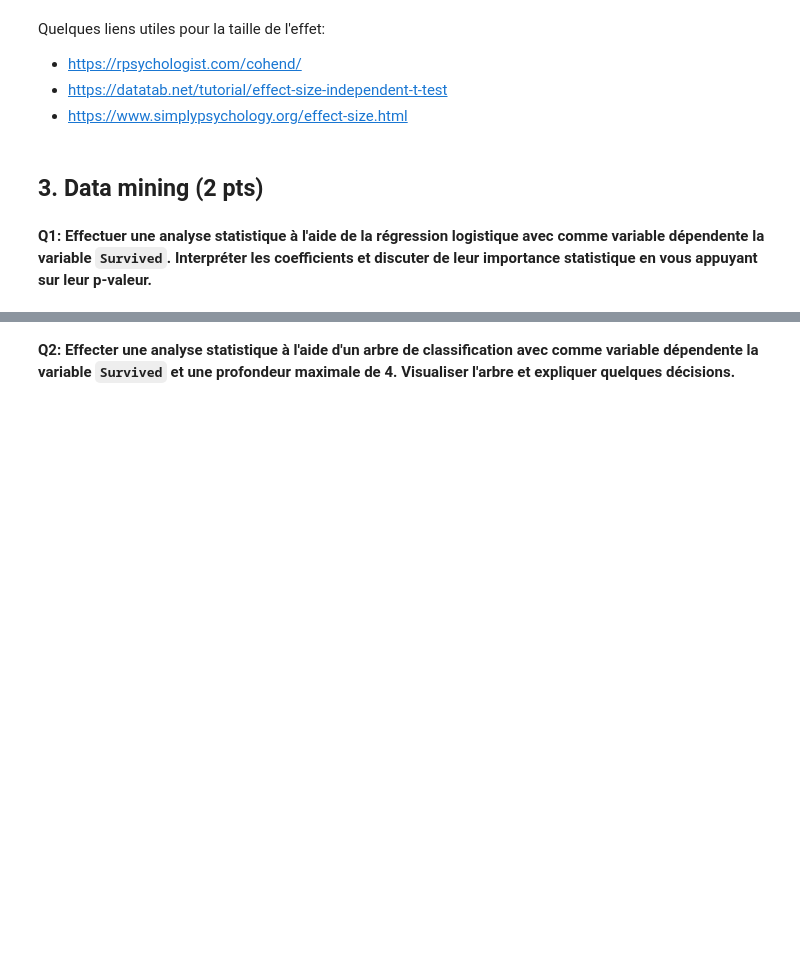
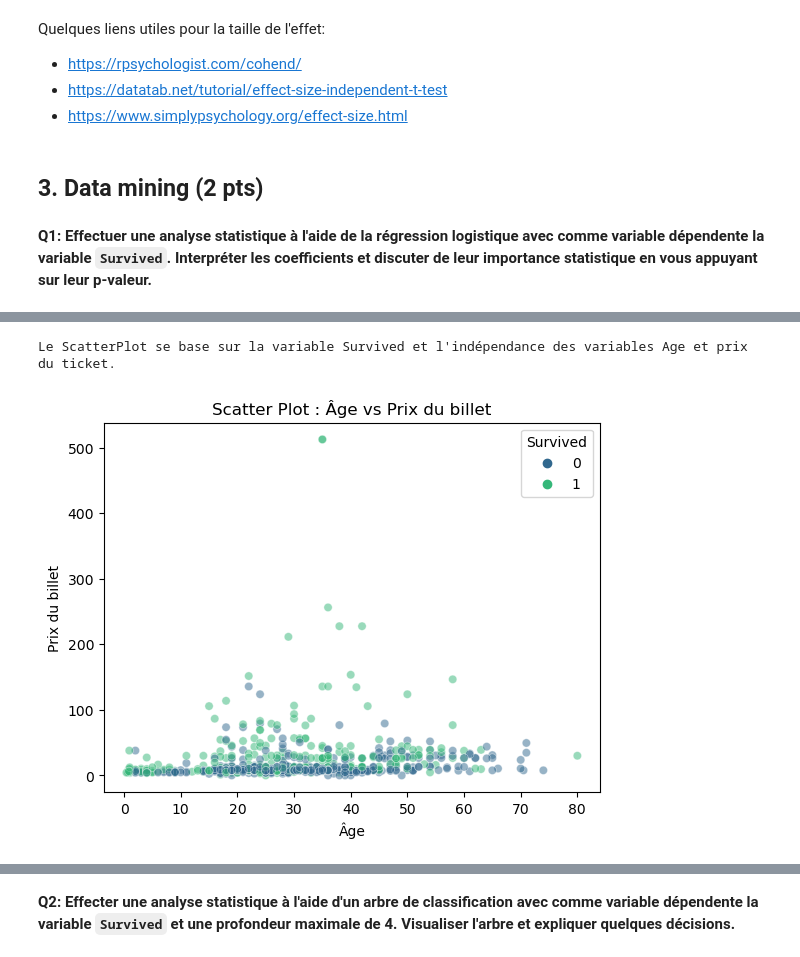
Before and after one commit to JonathanPiaget/titanique, a Jupyter notebook: main.ipynb, the cells around one changed output, grey strips where cells are left out. Drawn from its saved outputs; the diff is of its cells as text; code cells hidden in the pictures; blank space fills up the shorter version.

```diff
--- a/main.ipynb
+++ b/main.ipynb
@@ -383,0 +443,27 @@ Quelques liens utiles pour la taille de l'effet:
+# %%
+# Définition du scatter plt & data frame
+df = pd.DataFrame(data_clean)
+sns.scatterplot(
+    x="Age",
+    y="Fare",
+    data=df,
+    hue="Survived",
+    palette='viridis',
+    alpha=0.5
+)
+
+# Labels et un titre
+plt.xlabel('Âge')
+plt.ylabel('Prix du billet')
+plt.title('Scatter Plot : Âge vs Prix du billet')
+'''
+# On calcule 2 points au hasard dans notre dataframe
+x1 = (-weights[0] - weights[2]*df.iloc[0,1])/weights[1]
+x2 = (-weights[0] - weights[2]*df.iloc[4,1])/weights[1]
+plt.axline((x1, df.iloc[0,1]), (x2, df.iloc[4,1]), color = "green")
+'''
+print(f"Le ScatterPlot se base sur la variable Survived et l'indépendance des variables Age et prix du ticket." )
+plt.show()
+# %% [output]
+Le ScatterPlot se base sur la variable Survived et l'indépendance des variables Age et prix du ticket.
+[figure, added]
```
Also changed, not shown: parts of 7 cells of this notebook.
